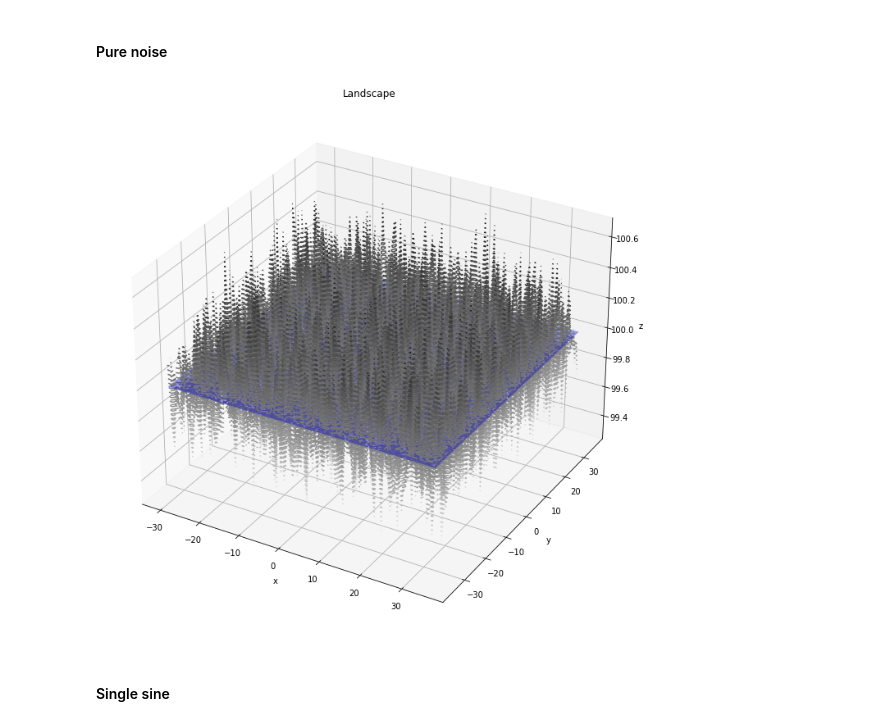
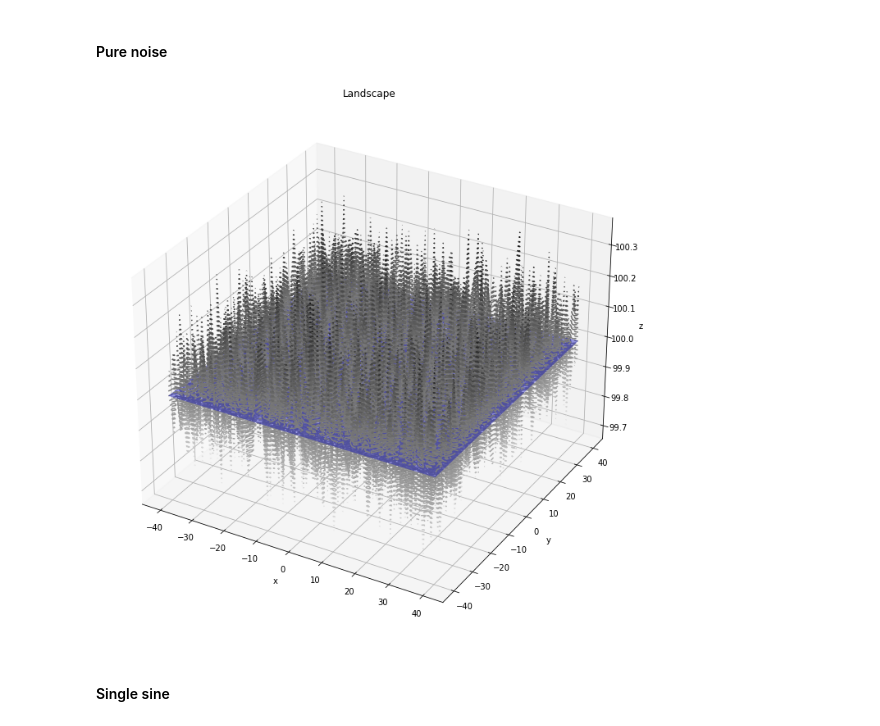
Before and after one commit to skipperkongen/generate-maps, a Jupyter notebook: notebooks/terrain-shaping.ipynb, the cells around one changed output. Saved outputs shown, nothing was run; the diff lists cells and outputs as text; code cells hidden in the pictures.

```diff
--- a/notebooks/terrain-shaping.ipynb
+++ b/notebooks/terrain-shaping.ipynb
@@ -4,8 +8,8 @@ import numpy as np
 import matplotlib.pyplot as plt
 from mpl_toolkits import mplot3d
 
-MIN_X, MAX_X = -30, 35
-MIN_Y, MAX_Y = -35, 35
+MIN_X, MAX_X = -40, 40
+MIN_Y, MAX_Y = -40, 40
 N_SAMPLES = 100
 # %%
 def plot_terrain(terrain_z, sea_level=100):
@@ -61,12 +40,12 @@ ax.set_zlabel('z');
 # %% [markdown]
 #### Pure noise
 # %%
-def pure_noise(x, y, freq=0.2, amp=10, altitude=100, noise=0.2):
+def pure_noise(x, y, freq=0.2, amp=10, altitude=100, noise=0.1):
     return altitude + noise*np.random.randn(*x.shape)
 
 plot_terrain(pure_noise)
 # %% [output]
-[figure, old version]
+[figure, new version]
 # %% [markdown]
 #### Single sine
 # %%
```
Also changed, not shown: parts of 8 cells of this notebook.
